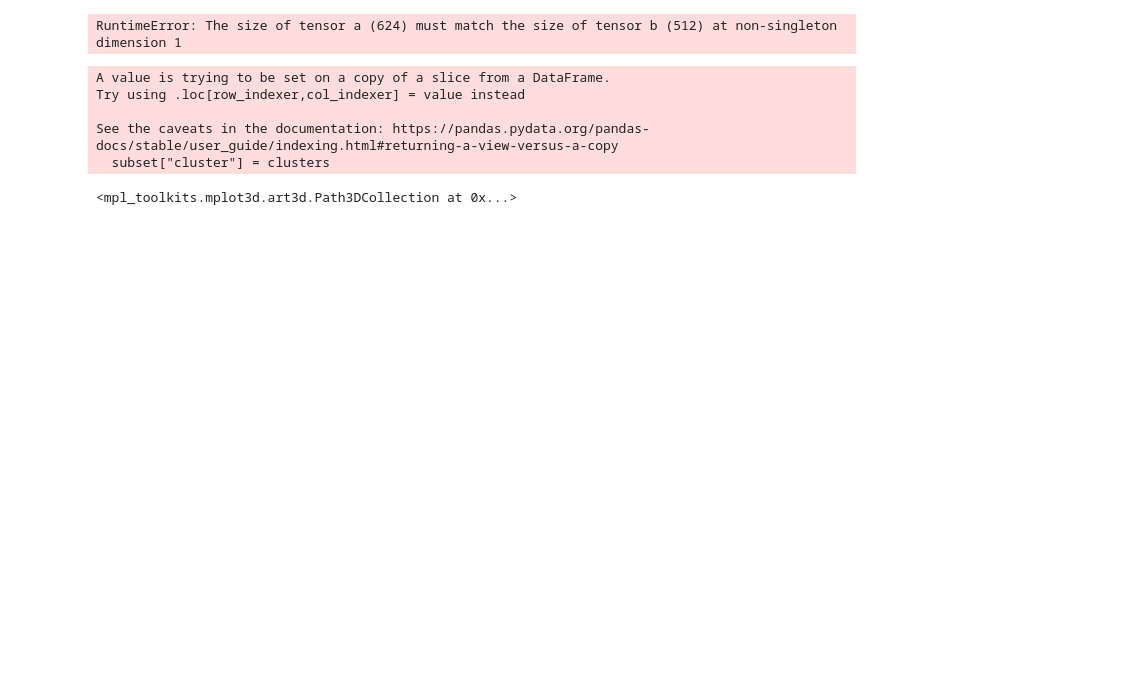
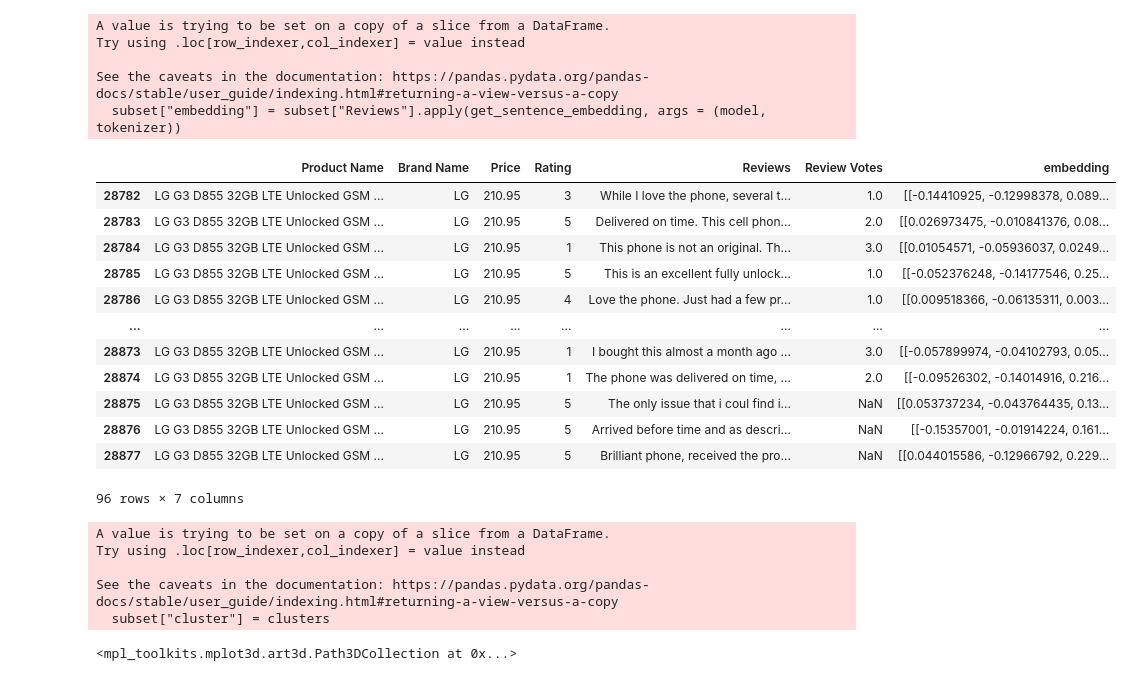
Before and after one commit to mgil4/AWS_LAUZ, a Jupyter notebook: explore.ipynb, the cells around one changed output. Saved outputs shown, nothing was run; the diff lists cells and outputs as text; code cells hidden in the pictures; blank space fills up the shorter version.

```diff
--- a/explore.ipynb
+++ b/explore.ipynb
@@ -76,10 +74,27 @@ print(sentence_embedding_np)
 # %%
 counts = df["Product Name"].value_counts().reset_index()
-subset = df[df["Product Name"] == counts.iloc[500]["Product Name"]]
+subset = df[df["Product Name"] == counts.iloc[100]["Product Name"]]
 subset["embedding"] = subset["Reviews"].apply(get_sentence_embedding, args = (model, tokenizer))
 subset
 # %% [output]
-RuntimeError: The size of tensor a (624) must match the size of tensor b (512) at non-singleton dimension 1
+A value is trying to be set on a copy of a slice from a DataFrame.
+Try using .loc[row_indexer,col_indexer] = value instead
+
+See the caveats in the documentation: https://pandas.pydata.org/pandas-docs/stable/user_guide/indexing.html#returning-a-view-versus-a-copy
+  subset["embedding"] = subset["Reviews"].apply(get_sentence_embedding, args = (model, tokenizer))
+|  | Product Name | Brand Name | Price | Rating | Reviews | Review Votes | embedding |
+| 28782 | LG G3 D855 32GB LTE Unlocked GSM ... | LG | 210.95 | 3 | While I love the phone, several t... | 1.0 | [[-0.14410925, -0.12998378, 0.089... |
+| 28783 | LG G3 D855 32GB LTE Unlocked GSM ... | LG | 210.95 | 5 | Delivered on time. This cell phon... | 2.0 | [[0.026973475, -0.010841376, 0.08... |
+| 28784 | LG G3 D855 32GB LTE Unlocked GSM ... | LG | 210.95 | 1 | This phone is not an original. Th... | 3.0 | [[0.01054571, -0.05936037, 0.0249... |
+| 28785 | LG G3 D855 32GB LTE Unlocked GSM ... | LG | 210.95 | 5 | This is an excellent fully unlock... | 1.0 | [[-0.052376248, -0.14177546, 0.25... |
+| 28786 | LG G3 D855 32GB LTE Unlocked GSM ... | LG | 210.95 | 4 | Love the phone. Just had a few pr... | 1.0 | [[0.009518366, -0.06135311, 0.003... |
+| ... | ... | ... | ... | ... | ... | ... | ... |
+| 28873 | LG G3 D855 32GB LTE Unlocked GSM ... | LG | 210.95 | 1 | I bought this almost a month ago ... | 3.0 | [[-0.057899974, -0.04102793, 0.05... |
+| 28874 | LG G3 D855 32GB LTE Unlocked GSM ... | LG | 210.95 | 1 | The phone was delivered on time, ... | 2.0 | [[-0.09526302, -0.14014916, 0.216... |
+| 28875 | LG G3 D855 32GB LTE Unlocked GSM ... | LG | 210.95 | 5 | The only issue that i coul find i... | NaN | [[0.053737234, -0.043764435, 0.13... |
+| 28876 | LG G3 D855 32GB LTE Unlocked GSM ... | LG | 210.95 | 5 | Arrived before time and as descri... | NaN | [[-0.15357001, -0.01914224, 0.161... |
+| 28877 | LG G3 D855 32GB LTE Unlocked GSM ... | LG | 210.95 | 5 | Brilliant phone, received the pro... | NaN | [[0.044015586, -0.12966792, 0.229... |
+96 rows × 7 columns
 # %%
 
 pca = PCA(n_components=3)
```
Also changed, not shown: parts of 7 cells of this notebook.
